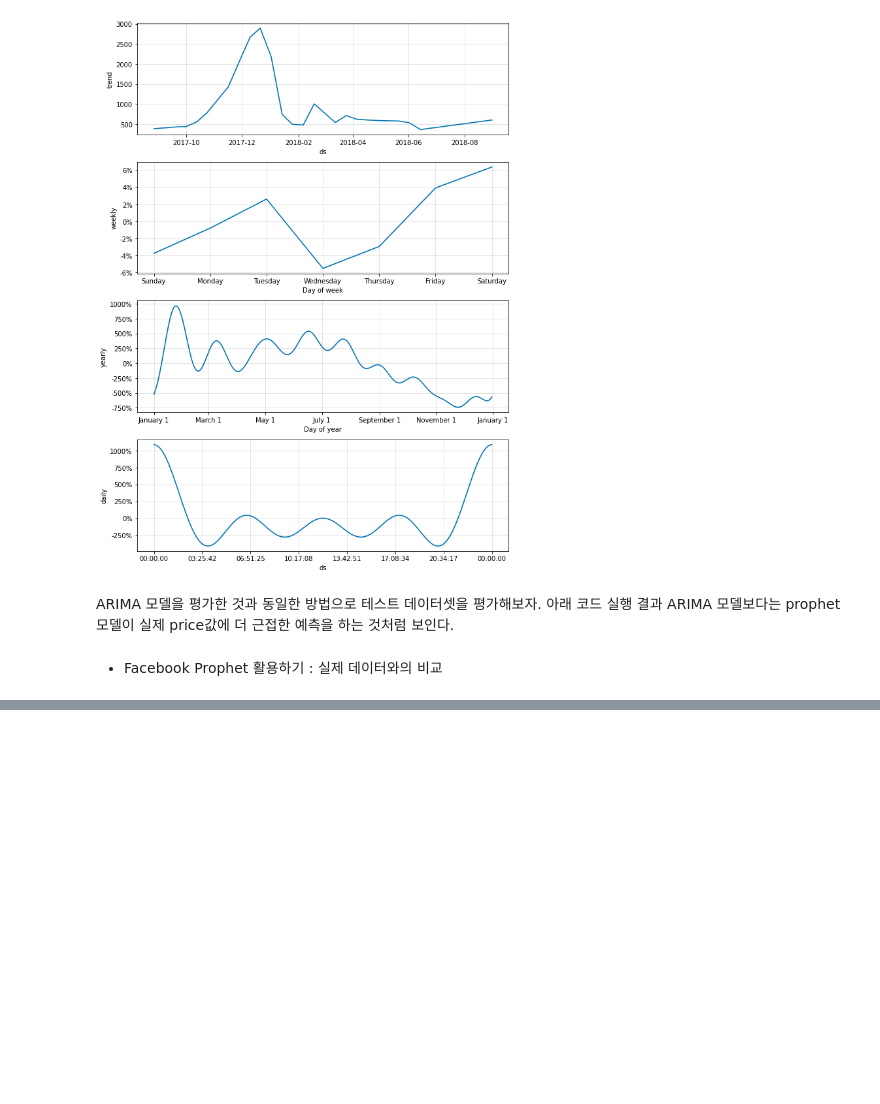
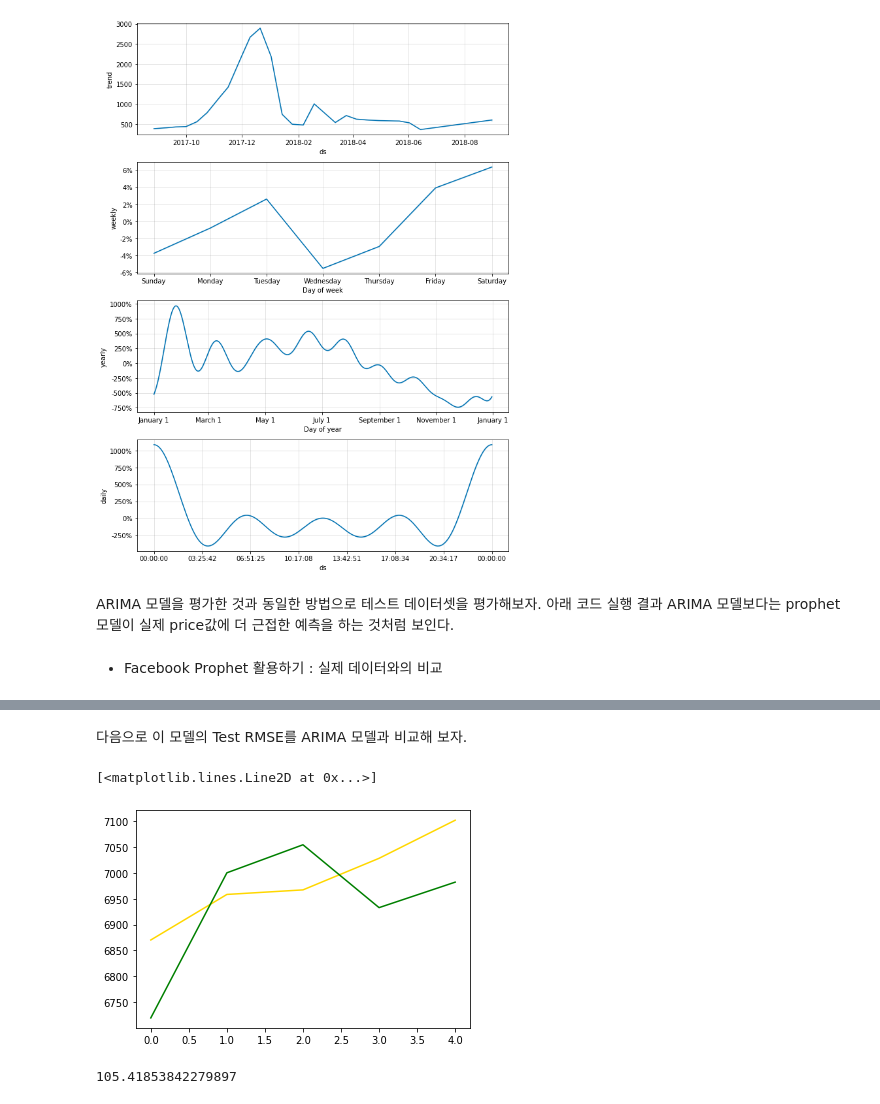
Before and after one commit to jaeyoon89/python_data_analysis, a Jupyter notebook: ch3-2_bitcoin_prediction.ipynb, the cells around one changed output, grey strips where cells are left out. Drawn from its saved outputs; the diff is of its cells as text; code cells hidden in the pictures; blank space fills up the shorter version.

```diff
--- a/ch3-2_bitcoin_prediction.ipynb
+++ b/ch3-2_bitcoin_prediction.ipynb
@@ -254,0 +263,13 @@ plt.plot(test_y, color="green")
+# %% [markdown]
+다음으로 이 모델의 Test RMSE를 ARIMA 모델과 비교해 보자.
+# %%
+plt.plot(pred_y, color="gold")
+plt.plot(test_y, color="green")
+# %% [output]
+[<matplotlib.lines.Line2D at 0x...>]
+[figure, added]
+# %%
+rmse = sqrt(mean_squared_error(pred_y, test_y))
+print(rmse)
+# %% [output]
+105.41853842279897
```
Also changed, not shown: parts of 25 cells of this notebook.
